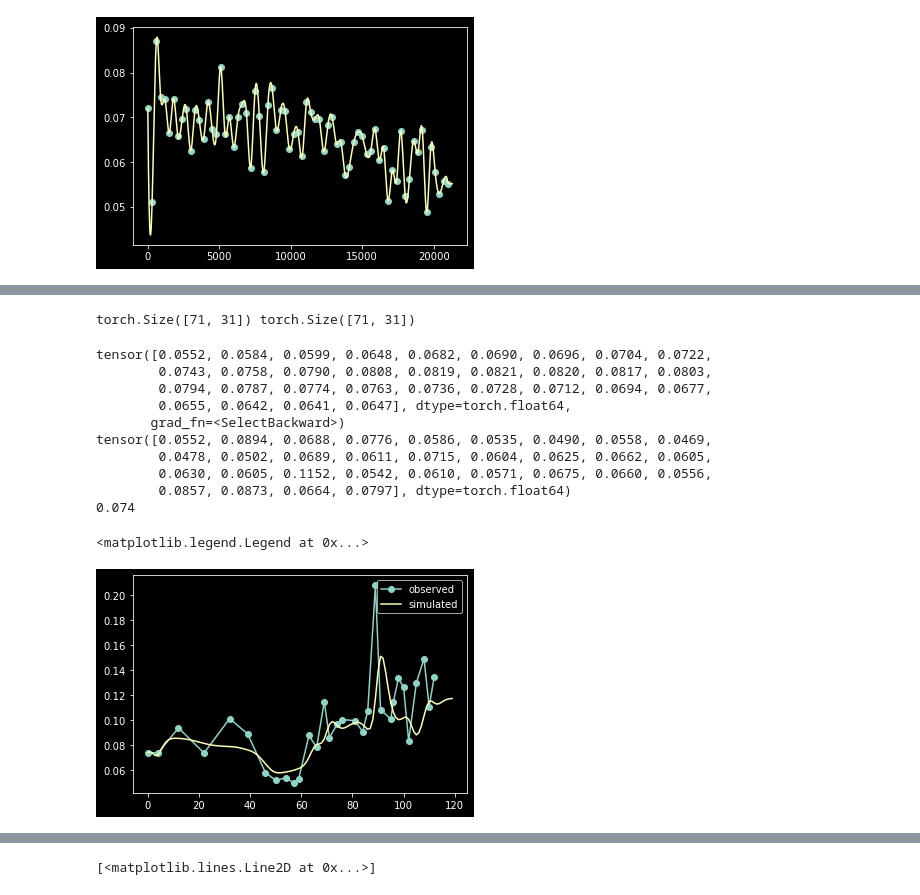
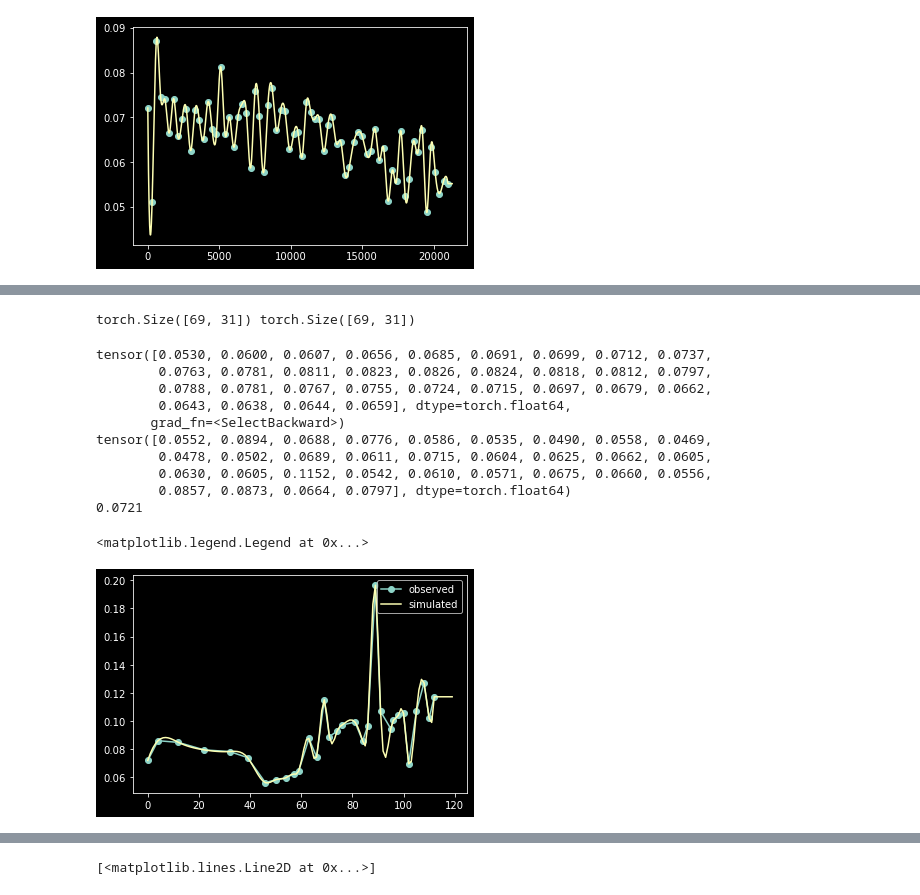
Before and after one commit to klane/dse-capstone, a Jupyter notebook: traffic_PDE/Traffic_real_data_test_5S_OC-to-Oceanside.ipynb, the cells around one changed output, grey strips where cells are left out. Cells and saved outputs as stored; diff of their text form; code cells hidden in the pictures.

```diff
--- a/traffic_PDE/Traffic_real_data_test_5S_OC-to-Oceanside.ipynb
+++ b/traffic_PDE/Traffic_real_data_test_5S_OC-to-Oceanside.ipynb
@@ -261,7 +264,11 @@ Defining the initial values of the traffic density in the model.  They need to b
 # %%
 from scipy.interpolate import interp1d
 print(xi)
-IM=interp1d(np.array(xi)*dx, y_exact[0,:].numpy(), bounds_error=False,
-            fill_value=(y_exact[0,0], y_exact[0,-1]))
+def interpolate_initial(t0=0):
+    IM=interp1d(np.array(xi)*dx, y_exact[t0,:].numpy(), bounds_error=False,
+                fill_value=(y_exact[t0,0], y_exact[t0,-1]), kind='cubic')
+
+    x=np.linspace(0, (nx-1)*dx, nx)
+    return IM(x)
 # %% [output]
 [0, 4, 12, 22, 32, 39, 46, 50, 54, 57, 59, 63, 66, 69, 71, 74, 76, 81, 84, 86, 89, 91, 95, 96, 98, 100, 102, 105, 108, 110, 112]
@@ -274,0 +275,3 @@ print(k_initial.max())
+# %%
+k_initial=interpolate_initial()
+print(k_initial.max())
@@ -307,33 +320,33 @@ num_epochs = 150
 loss_fun = torch.nn.MSELoss()
 min_loss = 10
 # %%
-y_approx = tdnu(steps)
-print(y_exact.shape, y_approx.shape)
+y_approx = tdnu(steps[0:69*tskip])
+print(y_exact[0:69].shape, y_approx.shape)
 # %% [output]
-torch.Size([71, 31]) torch.Size([71, 31])
+torch.Size([69, 31]) torch.Size([69, 31])
 # %%
 #y_approx
 print(y_approx[-1])
 print(y_exact[-1])
 fig,ax=plt.subplots()
-tp=4
+tp=0
 ax.plot(xi, y_exact[tp].detach(), label='observed', marker='o')
 #ax.plot(xi, y_approx[0].detach(), label='trained')
 ax.plot(tdnu.k[tp*tskip].detach(), label='simulated')
 print(k_boundary[tp*tskip])
 ax.legend()
 # %% [output]
-tensor([0.0552, 0.0584, 0.0599, 0.0648, 0.0682, 0.0690, 0.0696, 0.0704, 0.0722,
-        0.0743, 0.0758, 0.0790, 0.0808, 0.0819, 0.0821, 0.0820, 0.0817, 0.0803,
-        0.0794, 0.0787, 0.0774, 0.0763, 0.0736, 0.0728, 0.0712, 0.0694, 0.0677,
-        0.0655, 0.0642, 0.0641, 0.0647], dtype=torch.float64,
+tensor([0.0530, 0.0600, 0.0607, 0.0656, 0.0685, 0.0691, 0.0699, 0.0712, 0.0737,
+        0.0763, 0.0781, 0.0811, 0.0823, 0.0826, 0.0824, 0.0818, 0.0812, 0.0797,
+        0.0788, 0.0781, 0.0767, 0.0755, 0.0724, 0.0715, 0.0697, 0.0679, 0.0662,
+        0.0643, 0.0638, 0.0644, 0.0659], dtype=torch.float64,
        grad_fn=<SelectBackward>)
 tensor([0.0552, 0.0894, 0.0688, 0.0776, 0.0586, 0.0535, 0.0490, 0.0558, 0.0469,
         0.0478, 0.0502, 0.0689, 0.0611, 0.0715, 0.0604, 0.0625, 0.0662, 0.0605,
         0.0630, 0.0605, 0.1152, 0.0542, 0.0610, 0.0571, 0.0675, 0.0660, 0.0556,
         0.0857, 0.0873, 0.0664, 0.0797], dtype=torch.float64)
-0.074
+0.0721
 <matplotlib.legend.Legend at 0x...>
-[figure, old version]
+[figure, new version]
 # %%
 print(len(y_approx), len(y_exact))
```
Also changed, not shown: parts of 24 cells of this notebook, 1 other file.
